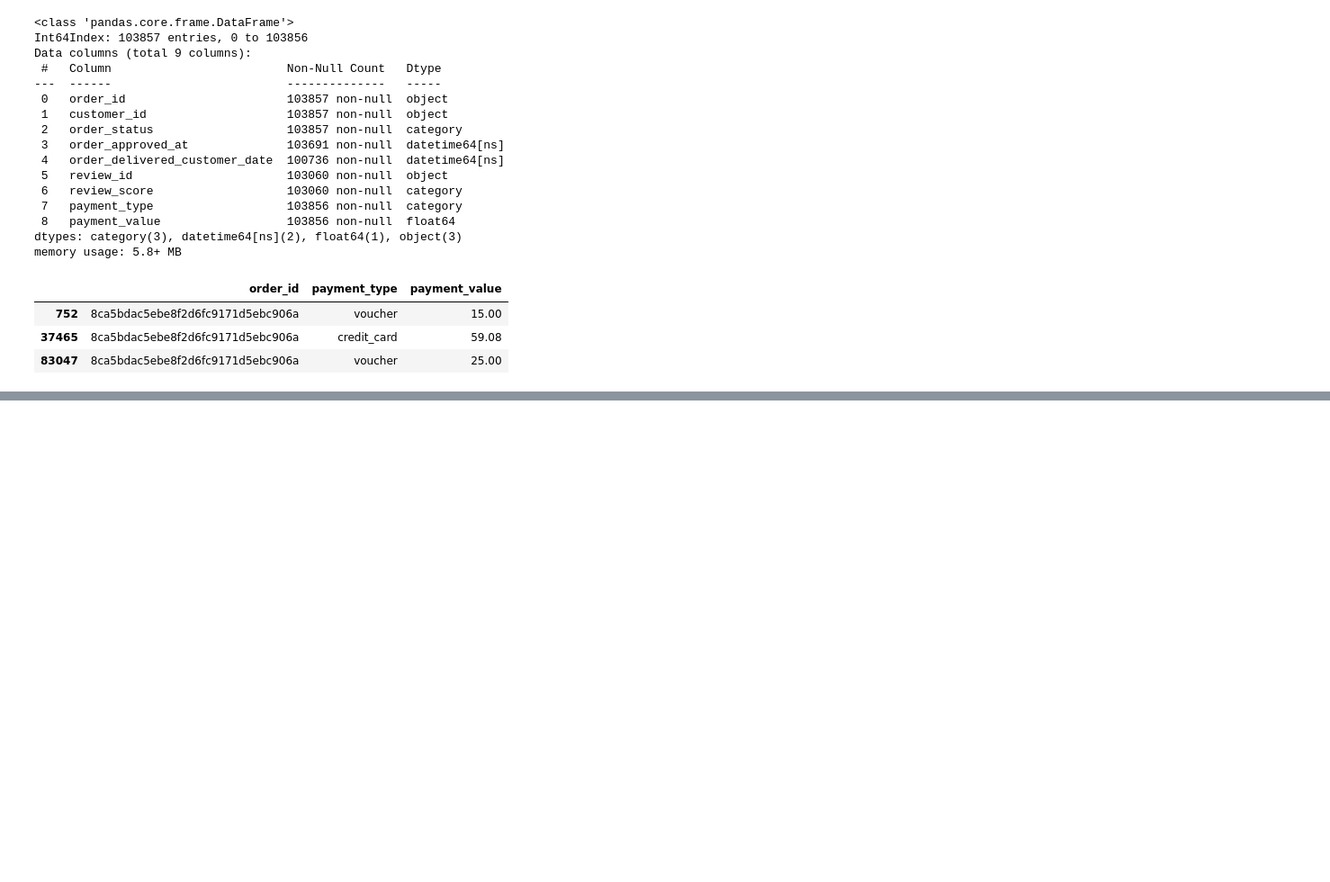
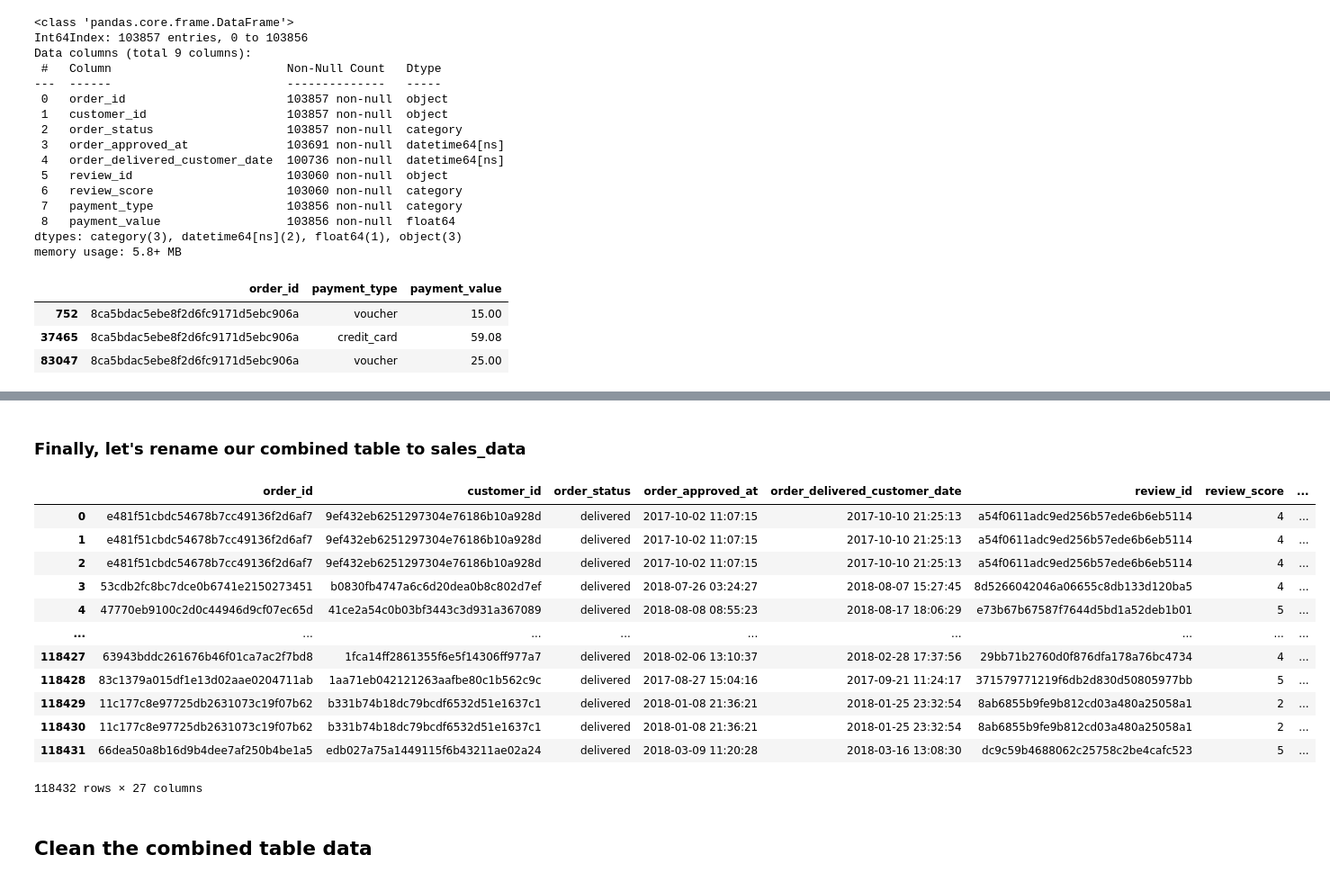
Before and after one commit to KennethOdoh/olist_kpi_dashboard, a Jupyter notebook: olist_ecommerce.ipynb, the cells around one changed output, grey strips where cells are left out. Shown at 90% size. Drawn from its saved outputs; the diff is of its cells as text; code cells hidden in the pictures; blank space fills up the shorter version.

Commit message:
Merged all tables

```diff
--- a/olist_ecommerce.ipynb
+++ b/olist_ecommerce.ipynb
@@ -1387,0 +642,4 @@ print(str(count))
+# %%
+# orders + customers_df = orders
+orders = pd.merge(orders, customers_df, on='customer_id', how='left')
+orders.info()
@@ -1387,0 +664,22 @@ print(str(count))
+# %% [markdown]
+### Finally, let's rename our combined table to sales_data
+# %%
+# order
+sales_data = orders.copy()
+sales_data
+# %% [output]
+|  | order_id | customer_id | order_status | order_approved_at | order_delivered_customer_date | review_id | review_score | ... |
+| 0 | e481f51cbdc54678b7cc49136f2d6af7 | 9ef432eb6251297304e76186b10a928d | delivered | 2017-10-02 11:07:15 | 2017-10-10 21:25:13 | a54f0611adc9ed256b57ede6b6eb5114 | 4 | ... |
+| 1 | e481f51cbdc54678b7cc49136f2d6af7 | 9ef432eb6251297304e76186b10a928d | delivered | 2017-10-02 11:07:15 | 2017-10-10 21:25:13 | a54f0611adc9ed256b57ede6b6eb5114 | 4 | ... |
+| 2 | e481f51cbdc54678b7cc49136f2d6af7 | 9ef432eb6251297304e76186b10a928d | delivered | 2017-10-02 11:07:15 | 2017-10-10 21:25:13 | a54f0611adc9ed256b57ede6b6eb5114 | 4 | ... |
+| 3 | 53cdb2fc8bc7dce0b6741e2150273451 | b0830fb4747a6c6d20dea0b8c802d7ef | delivered | 2018-07-26 03:24:27 | 2018-08-07 15:27:45 | 8d5266042046a06655c8db133d120ba5 | 4 | ... |
+| 4 | 47770eb9100c2d0c44946d9cf07ec65d | 41ce2a54c0b03bf3443c3d931a367089 | delivered | 2018-08-08 08:55:23 | 2018-08-17 18:06:29 | e73b67b67587f7644d5bd1a52deb1b01 | 5 | ... |
+| ... | ... | ... | ... | ... | ... | ... | ... | ... |
+| 118427 | 63943bddc261676b46f01ca7ac2f7bd8 | 1fca14ff2861355f6e5f14306ff977a7 | delivered | 2018-02-06 13:10:37 | 2018-02-28 17:37:56 | 29bb71b2760d0f876dfa178a76bc4734 | 4 | ... |
+| 118428 | 83c1379a015df1e13d02aae0204711ab | 1aa71eb042121263aafbe80c1b562c9c | delivered | 2017-08-27 15:04:16 | 2017-09-21 11:24:17 | 371579771219f6db2d830d50805977bb | 5 | ... |
+| 118429 | 11c177c8e97725db2631073c19f07b62 | b331b74b18dc79bcdf6532d51e1637c1 | delivered | 2018-01-08 21:36:21 | 2018-01-25 23:32:54 | 8ab6855b9fe9b812cd03a480a25058a1 | 2 | ... |
+| 118430 | 11c177c8e97725db2631073c19f07b62 | b331b74b18dc79bcdf6532d51e1637c1 | delivered | 2018-01-08 21:36:21 | 2018-01-25 23:32:54 | 8ab6855b9fe9b812cd03a480a25058a1 | 2 | ... |
+| 118431 | 66dea50a8b16d9b4dee7af250b4be1a5 | edb027a75a1449115f6b43211ae02a24 | delivered | 2018-03-09 11:20:28 | 2018-03-16 13:08:30 | dc9c59b4688062c25758c2be4cafc523 | 5 | ... |
+118432 rows × 27 columns
+# %% [markdown]
+## Clean the combined table data
```
Also changed, not shown: parts of 86 cells of this notebook, 1 other file.
